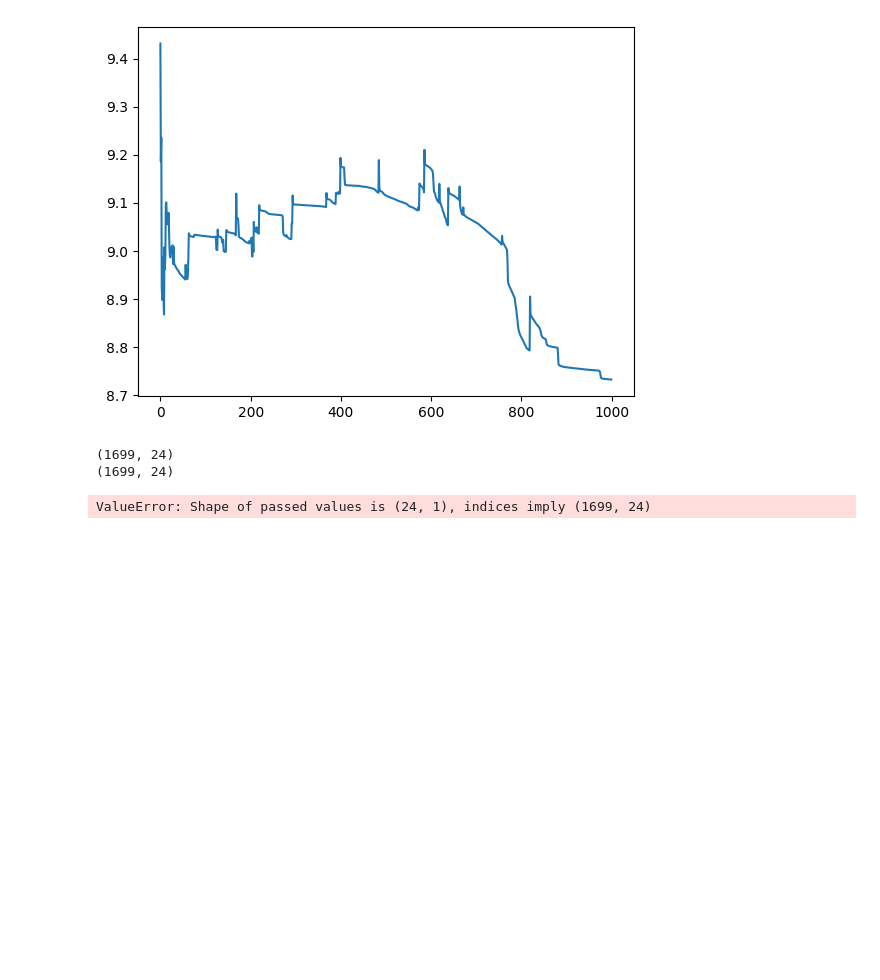
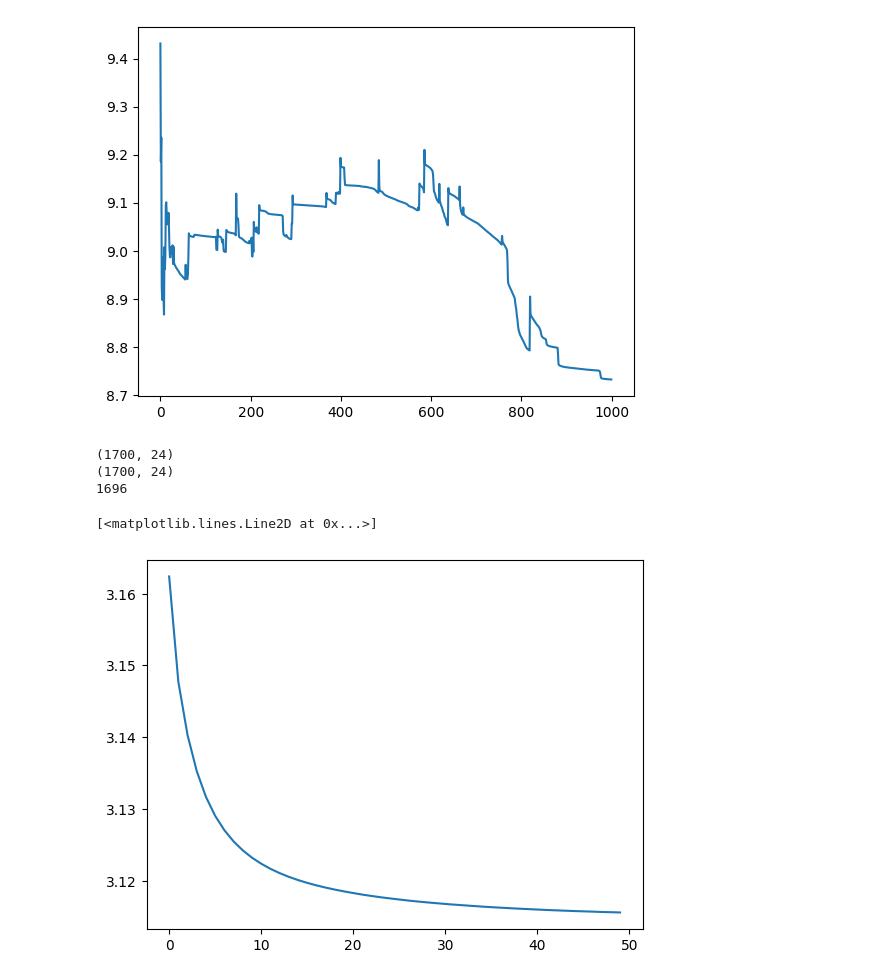
Before and after one commit to groverongo/MLP, a Jupyter notebook: config/ver_graficos.ipynb, the cells around one changed output. Saved outputs shown, nothing was run; the diff lists cells and outputs as text; code cells hidden in the pictures; blank space fills up the shorter version.

```diff
--- a/config/ver_graficos.ipynb
+++ b/config/ver_graficos.ipynb
@@ -11,20 +11,23 @@ plt.plot(df.index, df.values)
 # %%
 import pandas as pd
 import matplotlib.pyplot as plt
 import numpy as np
 
-p = pd.read_csv("../data/renuevo/perdidas.csv")
-y_pred = pd.read_csv("../data/renuevo/renuevo.csv").to_numpy()
+p = pd.read_csv("../data/renuevo/perdidas.csv", header=None)
+y_pred = pd.read_csv("../data/renuevo/renuevo.csv", header=None).to_numpy()
 
-y_true = pd.read_csv("../res/training.csv").iloc[:,-24:].to_numpy()
+y_true = pd.read_csv("../res/training.csv", header=None).iloc[:,-24:].to_numpy()
 print(y_pred.shape)
 print(y_true.shape)
 
-amax_y_pred = np.argmax(y_pred, axis=0)
-print(amax_y_pred)
+amax_y_pred = np.argmax(y_pred, axis=1)
+amax_y_true = np.argmax(y_true, axis=1)
+print(sum(np.equal(amax_y_pred, amax_y_true)))
 
 plt.plot(p.index, p.values)
 # %% [output]
-(1699, 24)
-(1699, 24)
+(1700, 24)
+(1700, 24)
+1696
-ValueError: Shape of passed values is (24, 1), indices imply (1699, 24)
+[<matplotlib.lines.Line2D at 0x...>]
+[figure, added]
```
